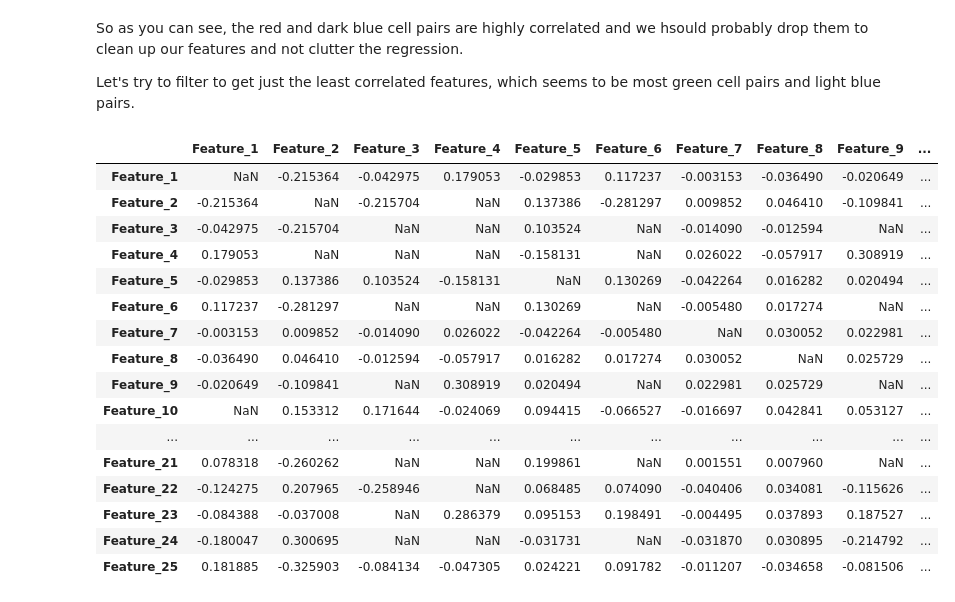
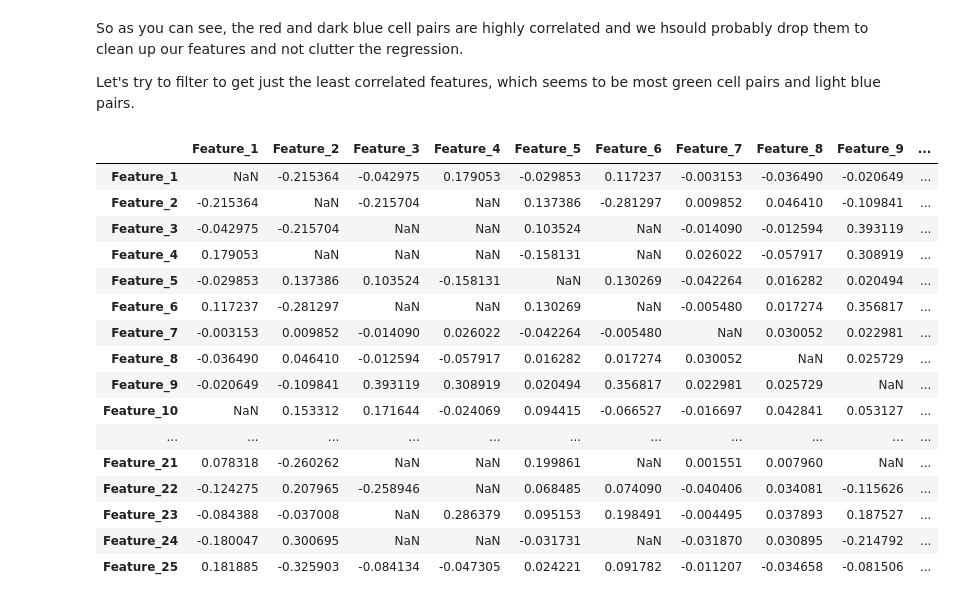
Before and after one commit to itstehkman/WinstonStockMarketChallenge-yolo, a Jupyter notebook: Winston.ipynb, the cells around one changed output. Saved outputs shown, nothing was run; the diff lists cells and outputs as text; code cells hidden in the pictures.

```diff
--- a/Winston.ipynb
+++ b/Winston.ipynb
@@ -96,26 +96,25 @@ plt.title('Correlation Matrix')
 So as you can see, the red and dark blue cell pairs are highly correlated and we hsould probably drop them to clean up our features and not clutter the regression.
 
 Let's try to filter to get just the least correlated features, which seems to be most green cell pairs and light blue pairs.
-# %%
-important_features = corr[corr < .35][corr > -.35]
-important_features
-
-#TODO: pick out features with no NaN in them
-# %% [output]
-|  | Feature_1 | Feature_2 | Feature_3 | Feature_4 | Feature_5 | Feature_6 | Feature_7 | Feature_8 | Feature_9 | ... |
-| Feature_1 | NaN | -0.215364 | -0.042975 | 0.179053 | -0.029853 | 0.117237 | -0.003153 | -0.036490 | -0.020649 | ... |
-| Feature_2 | -0.215364 | NaN | -0.215704 | NaN | 0.137386 | -0.281297 | 0.009852 | 0.046410 | -0.109841 | ... |
-| Feature_3 | -0.042975 | -0.215704 | NaN | NaN | 0.103524 | NaN | -0.014090 | -0.012594 | NaN | ... |
-| Feature_4 | 0.179053 | NaN | NaN | NaN | -0.158131 | NaN | 0.026022 | -0.057917 | 0.308919 | ... |
-| Feature_5 | -0.029853 | 0.137386 | 0.103524 | -0.158131 | NaN | 0.130269 | -0.042264 | 0.016282 | 0.020494 | ... |
-| Feature_6 | 0.117237 | -0.281297 | NaN | NaN | 0.130269 | NaN | -0.005480 | 0.017274 | NaN | ... |
-| Feature_7 | -0.003153 | 0.009852 | -0.014090 | 0.026022 | -0.042264 | -0.005480 | NaN | 0.030052 | 0.022981 | ... |
-| Feature_8 | -0.036490 | 0.046410 | -0.012594 | -0.057917 | 0.016282 | 0.017274 | 0.030052 | NaN | 0.025729 | ... |
-| Feature_9 | -0.020649 | -0.109841 | NaN | 0.308919 | 0.020494 | NaN | 0.022981 | 0.025729 | NaN | ... |
-| Feature_10 | NaN | 0.153312 | 0.171644 | -0.024069 | 0.094415 | -0.066527 | -0.016697 | 0.042841 | 0.053127 | ... |
-| ... | ... | ... | ... | ... | ... | ... | ... | ... | ... | ... |
-| Feature_21 | 0.078318 | -0.260262 | NaN | NaN | 0.199861 | NaN | 0.001551 | 0.007960 | NaN | ... |
-| Feature_22 | -0.124275 | 0.207965 | -0.258946 | NaN | 0.068485 | 0.074090 | -0.040406 | 0.034081 | -0.115626 | ... |
-| Feature_23 | -0.084388 | -0.037008 | NaN | 0.286379 | 0.095153 | 0.198491 | -0.004495 | 0.037893 | 0.187527 | ... |
-| Feature_24 | -0.180047 | 0.300695 | NaN | NaN | -0.031731 | NaN | -0.031870 | 0.030895 | -0.214792 | ... |
-| Feature_25 | 0.181885 | -0.325903 | -0.084134 | -0.047305 | 0.024221 | 0.091782 | -0.011207 | -0.034658 | -0.081506 | ... |
+# %%
+maxCorr = .4
+important_features = corr[corr < maxCorr][corr > -maxCorr]
+important_features
+# %% [output]
+|  | Feature_1 | Feature_2 | Feature_3 | Feature_4 | Feature_5 | Feature_6 | Feature_7 | Feature_8 | Feature_9 | ... |
+| Feature_1 | NaN | -0.215364 | -0.042975 | 0.179053 | -0.029853 | 0.117237 | -0.003153 | -0.036490 | -0.020649 | ... |
+| Feature_2 | -0.215364 | NaN | -0.215704 | NaN | 0.137386 | -0.281297 | 0.009852 | 0.046410 | -0.109841 | ... |
+| Feature_3 | -0.042975 | -0.215704 | NaN | NaN | 0.103524 | NaN | -0.014090 | -0.012594 | 0.393119 | ... |
+| Feature_4 | 0.179053 | NaN | NaN | NaN | -0.158131 | NaN | 0.026022 | -0.057917 | 0.308919 | ... |
+| Feature_5 | -0.029853 | 0.137386 | 0.103524 | -0.158131 | NaN | 0.130269 | -0.042264 | 0.016282 | 0.020494 | ... |
+| Feature_6 | 0.117237 | -0.281297 | NaN | NaN | 0.130269 | NaN | -0.005480 | 0.017274 | 0.356817 | ... |
+| Feature_7 | -0.003153 | 0.009852 | -0.014090 | 0.026022 | -0.042264 | -0.005480 | NaN | 0.030052 | 0.022981 | ... |
+| Feature_8 | -0.036490 | 0.046410 | -0.012594 | -0.057917 | 0.016282 | 0.017274 | 0.030052 | NaN | 0.025729 | ... |
+| Feature_9 | -0.020649 | -0.109841 | 0.393119 | 0.308919 | 0.020494 | 0.356817 | 0.022981 | 0.025729 | NaN | ... |
+| Feature_10 | NaN | 0.153312 | 0.171644 | -0.024069 | 0.094415 | -0.066527 | -0.016697 | 0.042841 | 0.053127 | ... |
+| ... | ... | ... | ... | ... | ... | ... | ... | ... | ... | ... |
+| Feature_21 | 0.078318 | -0.260262 | NaN | NaN | 0.199861 | NaN | 0.001551 | 0.007960 | NaN | ... |
+| Feature_22 | -0.124275 | 0.207965 | -0.258946 | NaN | 0.068485 | 0.074090 | -0.040406 | 0.034081 | -0.115626 | ... |
+| Feature_23 | -0.084388 | -0.037008 | NaN | 0.286379 | 0.095153 | 0.198491 | -0.004495 | 0.037893 | 0.187527 | ... |
+| Feature_24 | -0.180047 | 0.300695 | NaN | NaN | -0.031731 | NaN | -0.031870 | 0.030895 | -0.214792 | ... |
+| Feature_25 | 0.181885 | -0.325903 | -0.084134 | -0.047305 | 0.024221 | 0.091782 | -0.011207 | -0.034658 | -0.081506 | ... |
```
Also changed, not shown: parts of 2 cells of this notebook.
